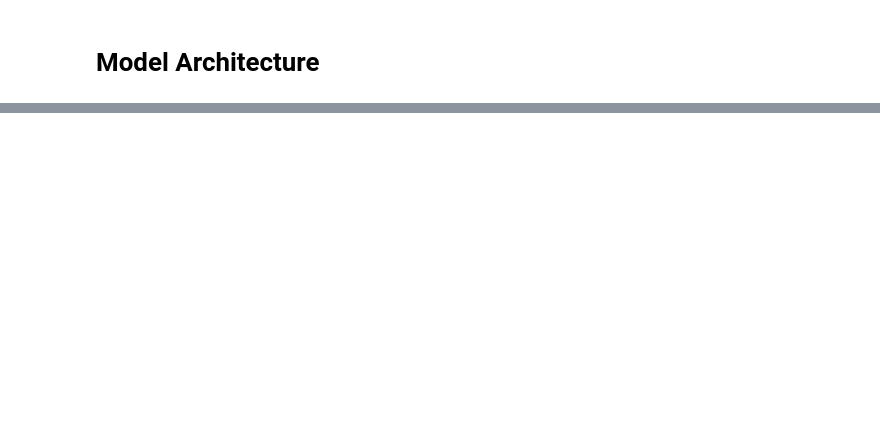
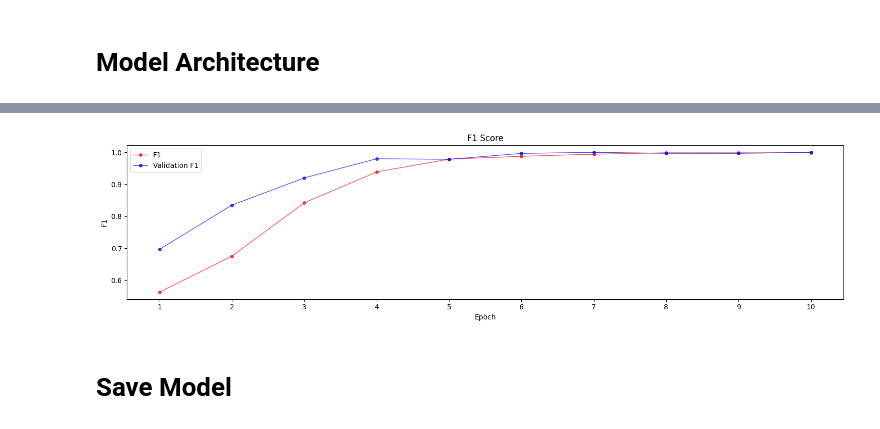
Before and after one commit to Chr728/Compass, a Jupyter notebook: snoringAI/snoringAI.ipynb, the cells around one changed output, grey strips where cells are left out. Cells and saved outputs as stored; diff of their text form; code cells hidden in the pictures; blank space fills up the shorter version.

```diff
--- a/snoringAI/snoringAI.ipynb
+++ b/snoringAI/snoringAI.ipynb
@@ -185,0 +332,38 @@ samples.shape
+# %%
+# f1 score per epoch
+fig, ax = plt.subplots()
+
+f1 = []
+val_f1 = []
+for i in range (0,len(hist.history[recall])):
+    f1.append(2 * (hist.history[recall][i] * hist.history[precision][i]) /
+              (hist.history[recall][i] + hist.history[precision][i]))
+    val_f1.append(2 * (hist.history[val_recall][i] * hist.history[val_precision][i]) /
+              (hist.history[val_recall][i] + hist.history[val_precision][i]))
+plt.rcParams['figure.figsize'] = (14,4)
+
+plt.title('F1 Score')
+ax.plot(x_values,f1, 'r',marker='o', linewidth=1,alpha=0.7,label = 'F1',markersize=4)
+ax.plot(x_values,val_f1, 'b',marker='o', linewidth=1,alpha=0.7,label = 'Validation F1',markersize=4)
+plt.xlabel('Epoch')
+plt.ylabel('F1')
+plt.legend()
+plt.xticks(x_values)
+x = x_values
+y = f1
+z = f1
+val_z = val_f1
+i=0
+for X, Y, Z,VAL_Z in zip(x, y, z,val_z):
+    if i==14:
+        # Annotate the points 5 _points_ above and to the left of the vertex
+        ax.annotate('F1 = {}'.format(round(Z,5)), xy=(X,Y), xytext=(-0, -15), ha='center',
+                    textcoords='offset points')
+        ax.annotate('Val. F1 = {}'.format(round(VAL_Z,5)), xy=(X,Y), xytext=(-0, -25), ha='center',
+                    textcoords='offset points')
+    i=i+1
+plt.show()
+# %% [output]
+[figure, added]
+# %% [markdown]
+# Save Model
```
Also changed, not shown: parts of 15 cells of this notebook, 1 other file.
